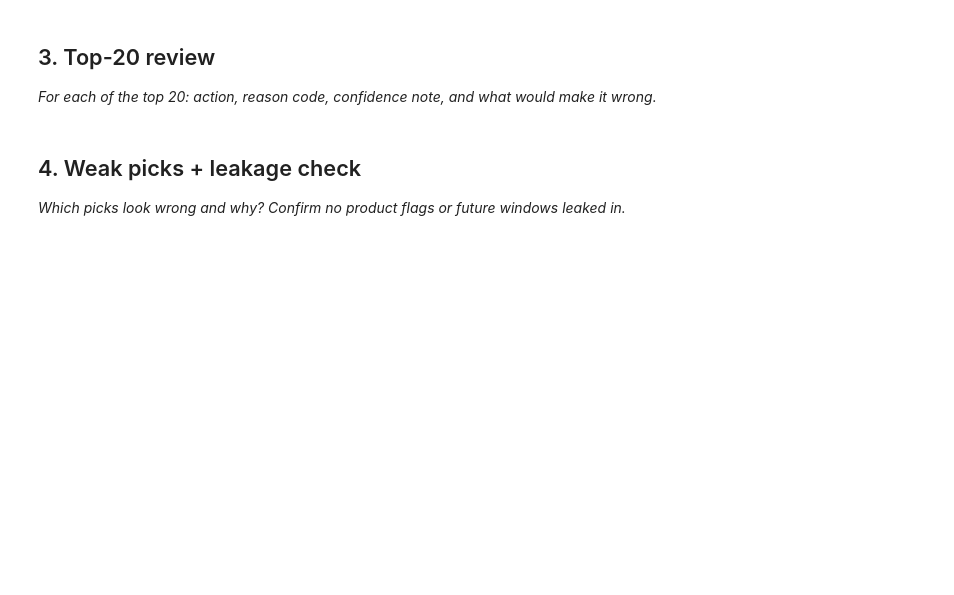
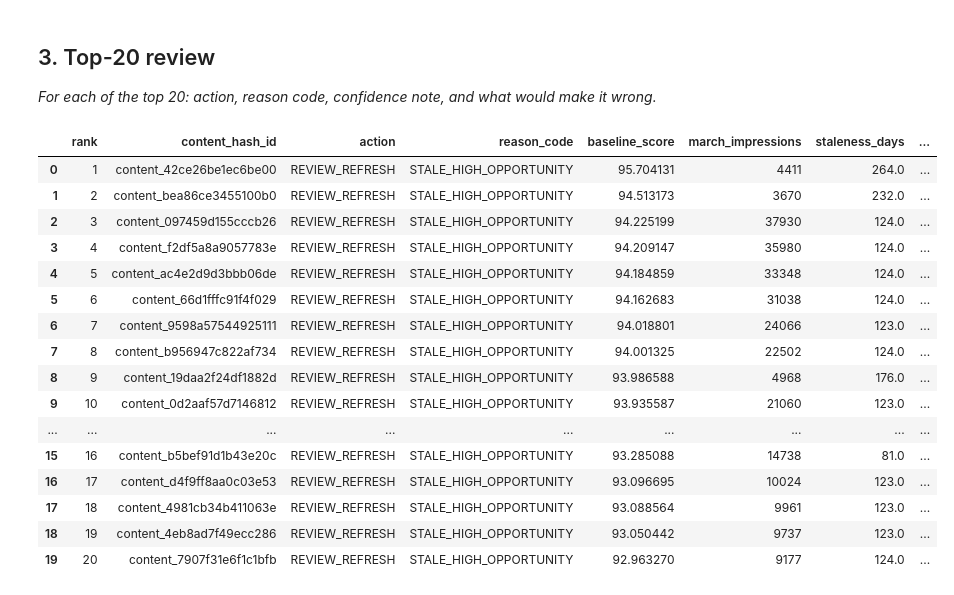
Before and after one commit to Marwan77770/Marwan_FlyRank, a Jupyter notebook: work/notebooks/w04_baseline_score.ipynb, the cells around one changed output. Cells and saved outputs as stored; diff of their text form; code cells hidden in the pictures; blank space fills up the shorter version.

```diff
--- a/work/notebooks/w04_baseline_score.ipynb
+++ b/work/notebooks/w04_baseline_score.ipynb
@@ -22,0 +111,9 @@ This skeleton is yours to fill. Work the sections **in order** — each one has
+# %%
+signal_df["staleness_days"] = signal_df["staleness_days"].where(
+    signal_df["staleness_days"] >= 0
+)
+
+print("Valid staleness values:", signal_df["staleness_days"].notna().sum())
+print("Missing staleness values:", signal_df["staleness_days"].isna().sum())
+print("Minimum valid staleness:", signal_df["staleness_days"].min())
+print("Maximum valid staleness:", signal_df["staleness_days"].max())
@@ -30,4 +295,0 @@ This skeleton is yours to fill. Work the sections **in order** — each one has
-# %% [markdown]
-## 4. Weak picks + leakage check
-
-*Which picks look wrong and why? Confirm no product flags or future windows leaked in.*
@@ -36,0 +296,48 @@ This skeleton is yours to fill. Work the sections **in order** — each one has
+# %%
+top20 = baseline_queue.head(20).copy()
+
+top20["confidence_note"] = np.where(
+    top20["staleness_days"].notna(),
+    "Moderate confidence: both observed impressions and valid staleness are available.",
+    "Lower confidence: staleness is unavailable at the decision moment."
+)
+
+top20["what_would_make_it_wrong"] = np.where(
+    top20["march_impressions"] == 0,
+    "The page has no observed search exposure, so refresh priority may be weak.",
+    "The page may have high exposure but no actual content problem; impressions alone do not prove that a refresh is needed."
+)
+
+display(
+    top20[
+        [
+            "rank",
+            "content_hash_id",
+            "action",
+            "reason_code",
+            "baseline_score",
+            "march_impressions",
+            "staleness_days",
+            "confidence_note",
+            "what_would_make_it_wrong"
+        ]
+    ]
+)
+# %% [output]
+|  | rank | content_hash_id | action | reason_code | baseline_score | march_impressions | staleness_days | ... |
+| 0 | 1 | content_42ce26be1ec6be00 | REVIEW_REFRESH | STALE_HIGH_OPPORTUNITY | 95.704131 | 4411 | 264.0 | ... |
+| 1 | 2 | content_bea86ce3455100b0 | REVIEW_REFRESH | STALE_HIGH_OPPORTUNITY | 94.513173 | 3670 | 232.0 | ... |
+| 2 | 3 | content_097459d155cccb26 | REVIEW_REFRESH | STALE_HIGH_OPPORTUNITY | 94.225199 | 37930 | 124.0 | ... |
+| 3 | 4 | content_f2df5a8a9057783e | REVIEW_REFRESH | STALE_HIGH_OPPORTUNITY | 94.209147 | 35980 | 124.0 | ... |
+| 4 | 5 | content_ac4e2d9d3bbb06de | REVIEW_REFRESH | STALE_HIGH_OPPORTUNITY | 94.184859 | 33348 | 124.0 | ... |
+| 5 | 6 | content_66d1fffc91f4f029 | REVIEW_REFRESH | STALE_HIGH_OPPORTUNITY | 94.162683 | 31038 | 124.0 | ... |
+| 6 | 7 | content_9598a57544925111 | REVIEW_REFRESH | STALE_HIGH_OPPORTUNITY | 94.018801 | 24066 | 123.0 | ... |
+| 7 | 8 | content_b956947c822af734 | REVIEW_REFRESH | STALE_HIGH_OPPORTUNITY | 94.001325 | 22502 | 124.0 | ... |
+| 8 | 9 | content_19daa2f24df1882d | REVIEW_REFRESH | STALE_HIGH_OPPORTUNITY | 93.986588 | 4968 | 176.0 | ... |
+| 9 | 10 | content_0d2aaf57d7146812 | REVIEW_REFRESH | STALE_HIGH_OPPORTUNITY | 93.935587 | 21060 | 123.0 | ... |
+| ... | ... | ... | ... | ... | ... | ... | ... | ... |
+| 15 | 16 | content_b5bef91d1b43e20c | REVIEW_REFRESH | STALE_HIGH_OPPORTUNITY | 93.285088 | 14738 | 81.0 | ... |
+| 16 | 17 | content_d4f9ff8aa0c03e53 | REVIEW_REFRESH | STALE_HIGH_OPPORTUNITY | 93.096695 | 10024 | 123.0 | ... |
+| 17 | 18 | content_4981cb34b411063e | REVIEW_REFRESH | STALE_HIGH_OPPORTUNITY | 93.088564 | 9961 | 123.0 | ... |
+| 18 | 19 | content_4eb8ad7f49ecc286 | REVIEW_REFRESH | STALE_HIGH_OPPORTUNITY | 93.050442 | 9737 | 123.0 | ... |
+| 19 | 20 | content_7907f31e6f1c1bfb | REVIEW_REFRESH | STALE_HIGH_OPPORTUNITY | 92.963270 | 9177 | 124.0 | ... |
```
Also changed, not shown: parts of 21 cells of this notebook.
